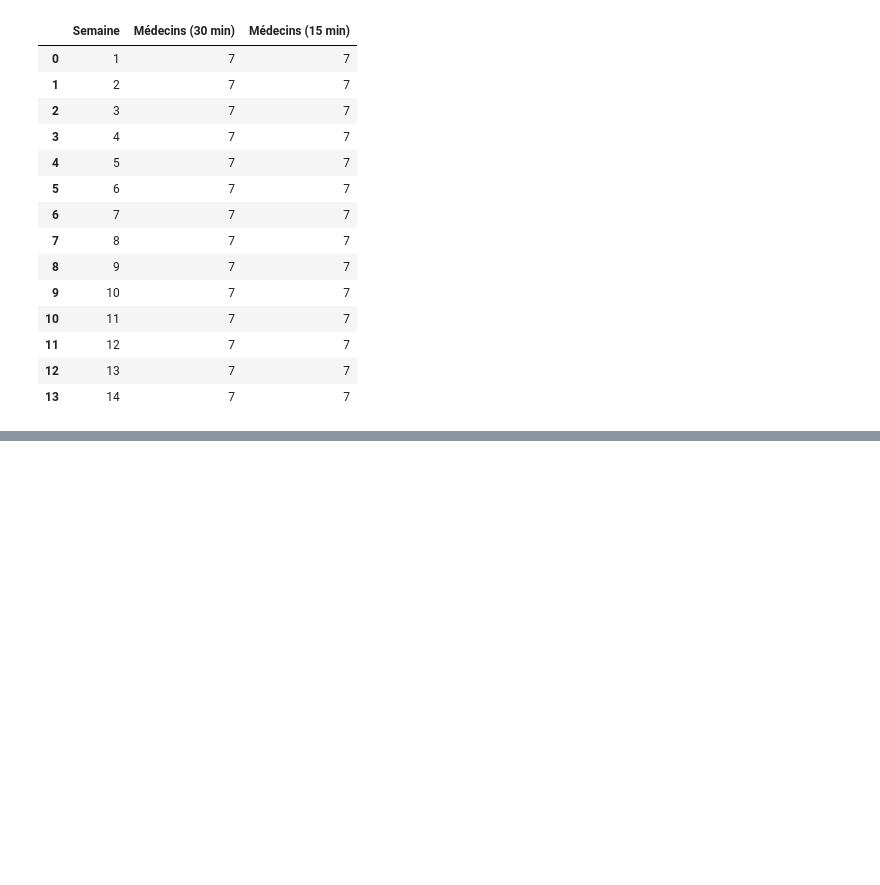
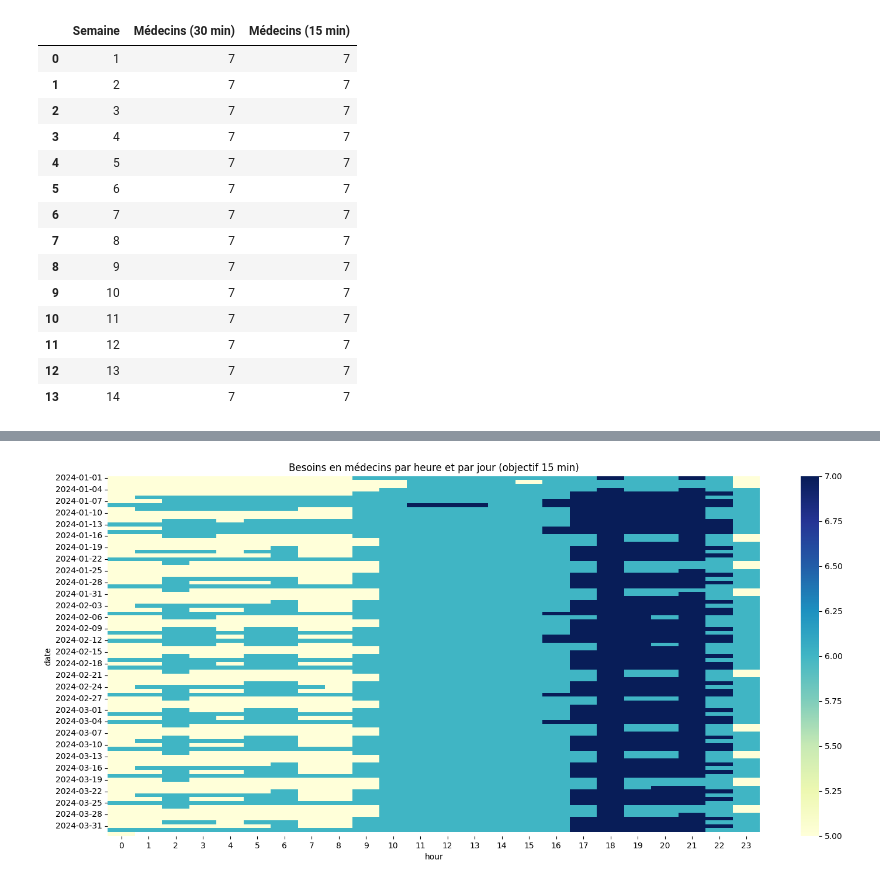
Before and after one commit to John-dotcom-cyber/hospital-emergency-optimizer, a Jupyter notebook: notebooks/prediction/prediction_basique.ipynb, the cells around one changed output, grey strips where cells are left out. Cells and saved outputs as stored; diff of their text form; code cells hidden in the pictures; blank space fills up the shorter version.

```diff
--- a/notebooks/prediction/prediction_basique.ipynb
+++ b/notebooks/prediction/prediction_basique.ipynb
@@ -1271,0 +1291,14 @@ plages_critiques.to_excel("plages_critiques.xlsx", index=False)
+# %%
+heatmap_15 = mmc.pivot_table(
+    index="date",
+    columns="hour",
+    values="c_opt_15min",
+    aggfunc="max"
+)
+
+plt.figure(figsize=(18, 8))
+sns.heatmap(heatmap_15, cmap="YlGnBu", annot=False)
+plt.title("Besoins en médecins par heure et par jour (objectif 15 min)")
+plt.show()
+# %% [output]
+[figure, added]
```
Also changed, not shown: parts of 50 cells of this notebook, 15 other files.
